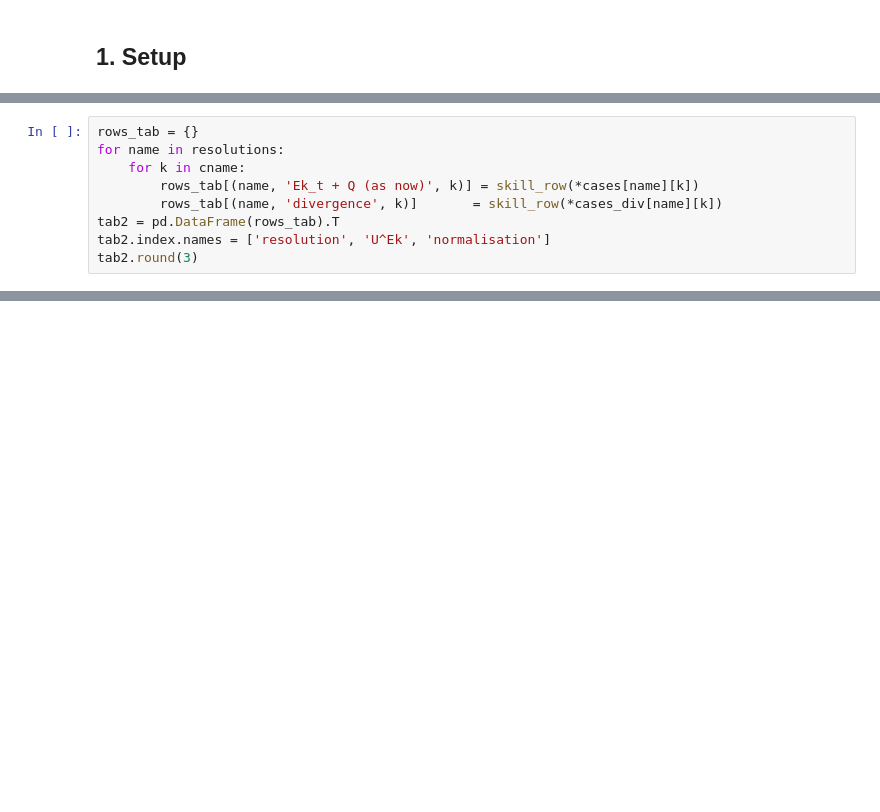
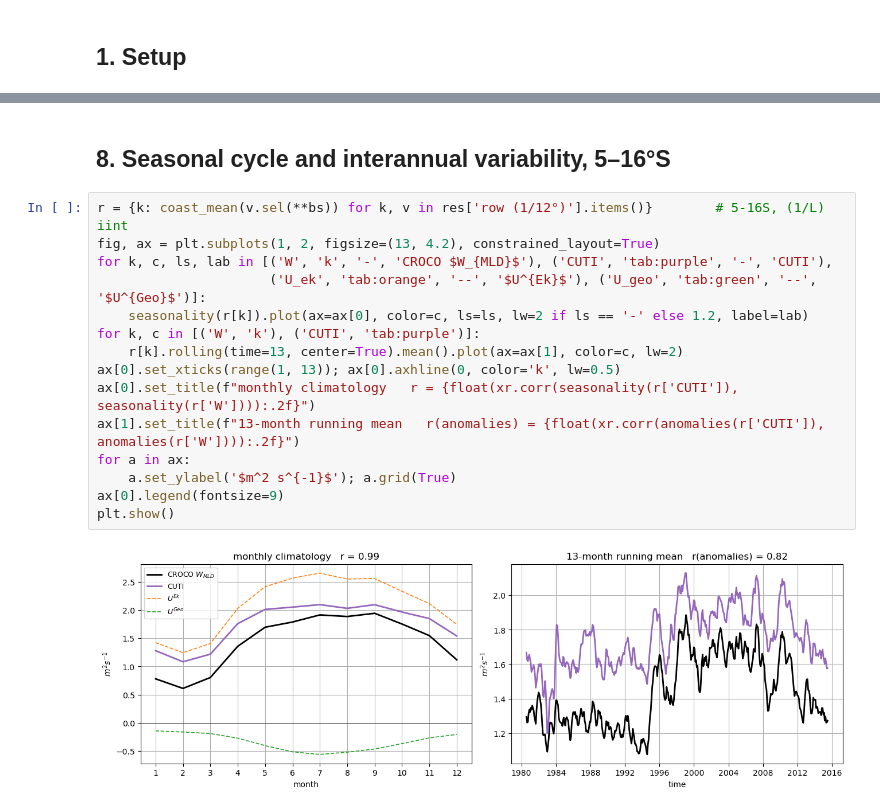
Before and after one commit to danliba/Upwelling_Indices_Are_Not_Interchangeable, a Jupyter notebook: notebooks/CUTI.ipynb, the cells around one changed output, grey strips where cells are left out. Drawn from its saved outputs; the diff is of its cells as text; blank space fills up the shorter version.

```diff
--- a/notebooks/CUTI.ipynb
+++ b/notebooks/CUTI.ipynb
@@ -591,9 +18,0 @@ removed Ekman coast-face flux / L, 5-16S mean: -0.827 m2/s
-# %%
-rows_tab = {}
-for name in resolutions:
-    for k in cname:
-        rows_tab[(name, 'Ek_t + Q (as now)', k)] = skill_row(*cases[name][k])
-        rows_tab[(name, 'divergence', k)]       = skill_row(*cases_div[name][k])
-tab2 = pd.DataFrame(rows_tab).T
-tab2.index.names = ['resolution', 'U^Ek', 'normalisation']
-tab2.round(3)
@@ -859,0 +526,19 @@ Attributes:
+# %% [markdown]
+## 8. Seasonal cycle and interannual variability, 5–16°S
+# %%
+r = {k: coast_mean(v.sel(**bs)) for k, v in res['row (1/12°)'].items()}        # 5-16S, (1/L) iint
+fig, ax = plt.subplots(1, 2, figsize=(13, 4.2), constrained_layout=True)
+for k, c, ls, lab in [('W', 'k', '-', 'CROCO $W_{MLD}$'), ('CUTI', 'tab:purple', '-', 'CUTI'),
+                      ('U_ek', 'tab:orange', '--', '$U^{Ek}$'), ('U_geo', 'tab:green', '--', '$U^{Geo}$')]:
+    seasonality(r[k]).plot(ax=ax[0], color=c, ls=ls, lw=2 if ls == '-' else 1.2, label=lab)
+for k, c in [('W', 'k'), ('CUTI', 'tab:purple')]:
+    r[k].rolling(time=13, center=True).mean().plot(ax=ax[1], color=c, lw=2)
+ax[0].set_xticks(range(1, 13)); ax[0].axhline(0, color='k', lw=0.5)
+ax[0].set_title(f"monthly climatology   r = {float(xr.corr(seasonality(r['CUTI']), seasonality(r['W']))):.2f}")
+ax[1].set_title(f"13-month running mean   r(anomalies) = {float(xr.corr(anomalies(r['CUTI']), anomalies(r['W']))):.2f}")
+for a in ax:
+    a.set_ylabel('$m^2 s^{-1}$'); a.grid(True)
+ax[0].legend(fontsize=9)
+plt.show()
+# %% [output]
+[figure, added]
```
Also changed, not shown: parts of 49 cells of this notebook.
